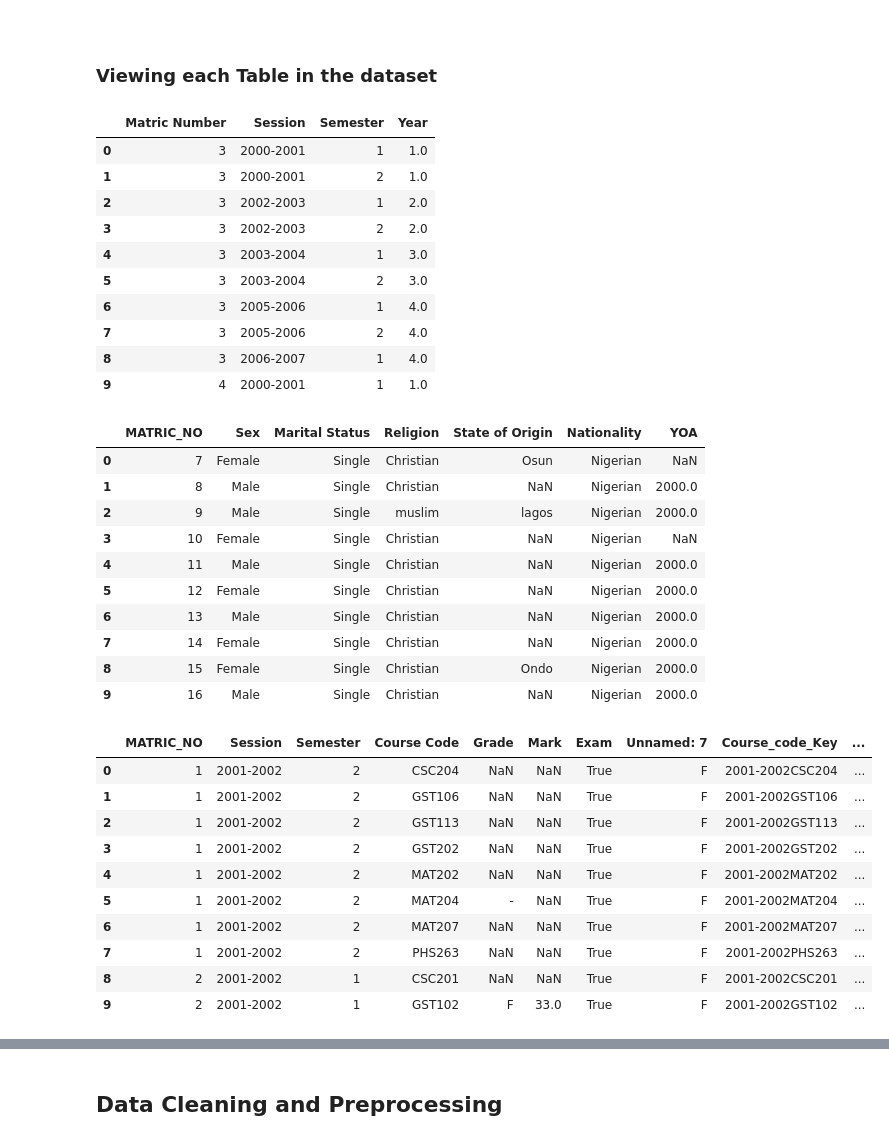
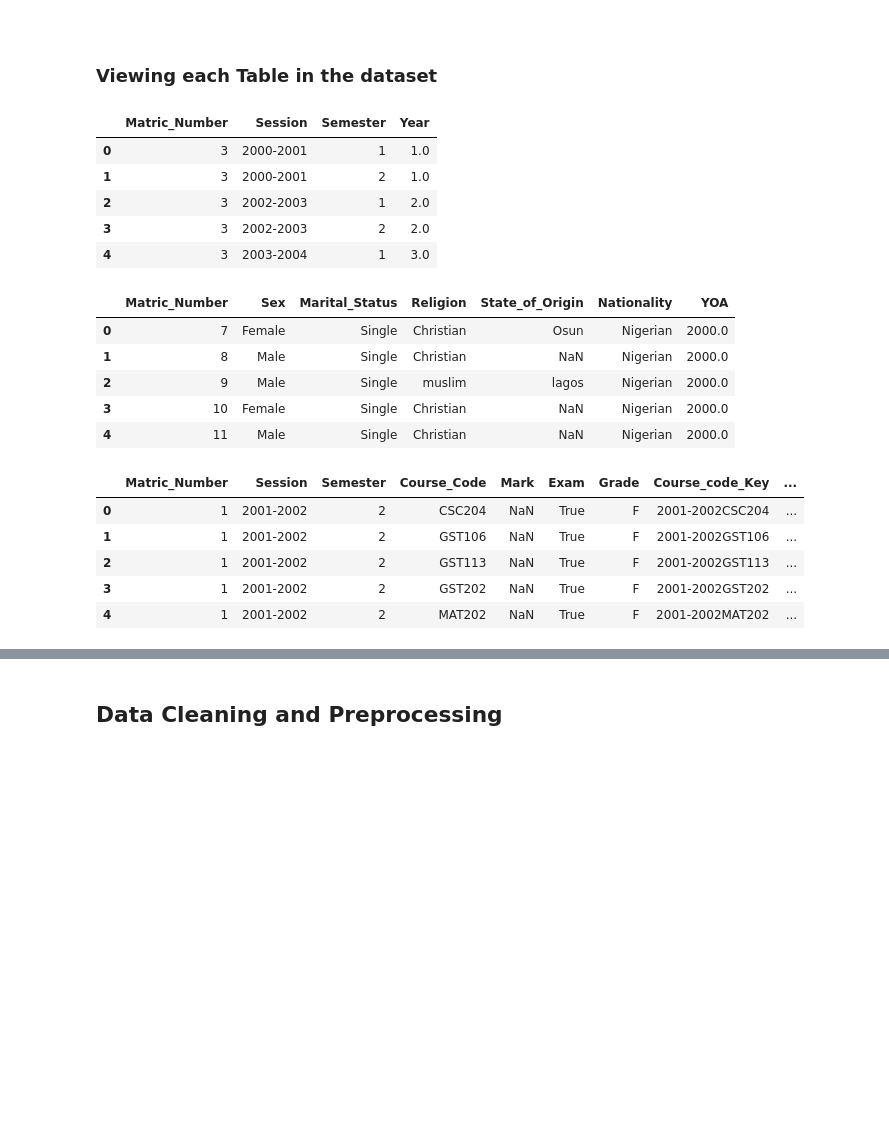
Before and after one commit to Emmbrik/Final-year-project, a Jupyter notebook: Notebook.ipynb, the cells around one changed output, grey strips where cells are left out. Drawn from its saved outputs; the diff is of its cells as text; code cells hidden in the pictures; blank space fills up the shorter version.

Commit message:
Biodata data cleaned

```diff
--- a/Notebook.ipynb
+++ b/Notebook.ipynb
@@ -24,45 +24,30 @@ for sheet_name in sheet_names:
 
 ### Viewing each Table in the dataset
 # %%
-Registration.head(10)
+Registration.head()
 # %% [output]
-|  | Matric Number | Session | Semester | Year |
+|  | Matric_Number | Session | Semester | Year |
 | 0 | 3 | 2000-2001 | 1 | 1.0 |
 | 1 | 3 | 2000-2001 | 2 | 1.0 |
 | 2 | 3 | 2002-2003 | 1 | 2.0 |
 | 3 | 3 | 2002-2003 | 2 | 2.0 |
 | 4 | 3 | 2003-2004 | 1 | 3.0 |
-| 5 | 3 | 2003-2004 | 2 | 3.0 |
-| 6 | 3 | 2005-2006 | 1 | 4.0 |
-| 7 | 3 | 2005-2006 | 2 | 4.0 |
-| 8 | 3 | 2006-2007 | 1 | 4.0 |
-| 9 | 4 | 2000-2001 | 1 | 1.0 |
 # %%
-Biodata.head(10)
+Biodata.head()
 # %% [output]
-|  | MATRIC_NO | Sex | Marital Status | Religion | State of Origin | Nationality | YOA |
-| 0 | 7 | Female | Single | Christian | Osun | Nigerian | NaN |
+|  | Matric_Number | Sex | Marital_Status | Religion | State_of_Origin | Nationality | YOA |
+| 0 | 7 | Female | Single | Christian | Osun | Nigerian | 2000.0 |
 | 1 | 8 | Male | Single | Christian | NaN | Nigerian | 2000.0 |
 | 2 | 9 | Male | Single | muslim | lagos | Nigerian | 2000.0 |
-| 3 | 10 | Female | Single | Christian | NaN | Nigerian | NaN |
+| 3 | 10 | Female | Single | Christian | NaN | Nigerian | 2000.0 |
 | 4 | 11 | Male | Single | Christian | NaN | Nigerian | 2000.0 |
-| 5 | 12 | Female | Single | Christian | NaN | Nigerian | 2000.0 |
-| 6 | 13 | Male | Single | Christian | NaN | Nigerian | 2000.0 |
-| 7 | 14 | Female | Single | Christian | NaN | Nigerian | 2000.0 |
-| 8 | 15 | Female | Single | Christian | Ondo | Nigerian | 2000.0 |
-| 9 | 16 | Male | Single | Christian | NaN | Nigerian | 2000.0 |
 # %%
-Result.head(10)
+Result.head()
 # %% [output]
-|  | MATRIC_NO | Session | Semester | Course Code | Grade | Mark | Exam | Unnamed: 7 | Course_code_Key | ... |
-| 0 | 1 | 2001-2002 | 2 | CSC204 | NaN | NaN | True | F | 2001-2002CSC204 | ... |
-| 1 | 1 | 2001-2002 | 2 | GST106 | NaN | NaN | True | F | 2001-2002GST106 | ... |
-| 2 | 1 | 2001-2002 | 2 | GST113 | NaN | NaN | True | F | 2001-2002GST113 | ... |
-| 3 | 1 | 2001-2002 | 2 | GST202 | NaN | NaN | True | F | 2001-2002GST202 | ... |
-| 4 | 1 | 2001-2002 | 2 | MAT202 | NaN | NaN | True | F | 2001-2002MAT202 | ... |
-| 5 | 1 | 2001-2002 | 2 | MAT204 | - | NaN | True | F | 2001-2002MAT204 | ... |
-| 6 | 1 | 2001-2002 | 2 | MAT207 | NaN | NaN | True | F | 2001-2002MAT207 | ... |
-| 7 | 1 | 2001-2002 | 2 | PHS263 | NaN | NaN | True | F | 2001-2002PHS263 | ... |
-| 8 | 2 | 2001-2002 | 1 | CSC201 | NaN | NaN | True | F | 2001-2002CSC201 | ... |
-| 9 | 2 | 2001-2002 | 1 | GST102 | F | 33.0 | True | F | 2001-2002GST102 | ... |
+|  | Matric_Number | Session | Semester | Course_Code | Mark | Exam | Grade | Course_code_Key | ... |
+| 0 | 1 | 2001-2002 | 2 | CSC204 | NaN | True | F | 2001-2002CSC204 | ... |
+| 1 | 1 | 2001-2002 | 2 | GST106 | NaN | True | F | 2001-2002GST106 | ... |
+| 2 | 1 | 2001-2002 | 2 | GST113 | NaN | True | F | 2001-2002GST113 | ... |
+| 3 | 1 | 2001-2002 | 2 | GST202 | NaN | True | F | 2001-2002GST202 | ... |
+| 4 | 1 | 2001-2002 | 2 | MAT202 | NaN | True | F | 2001-2002MAT202 | ... |
 # %%
```
Also changed, not shown: parts of 21 cells of this notebook, 1 other file.
